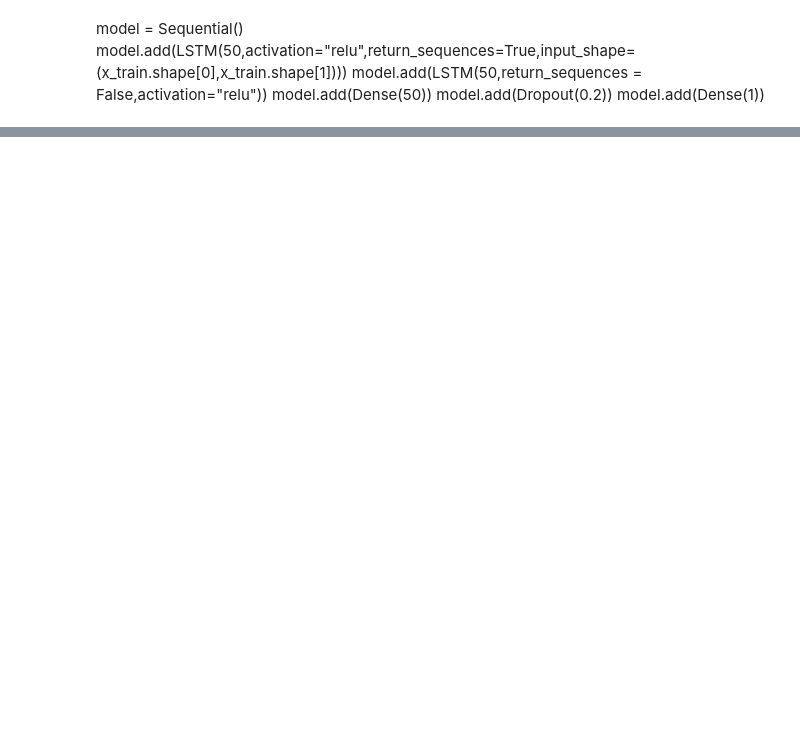
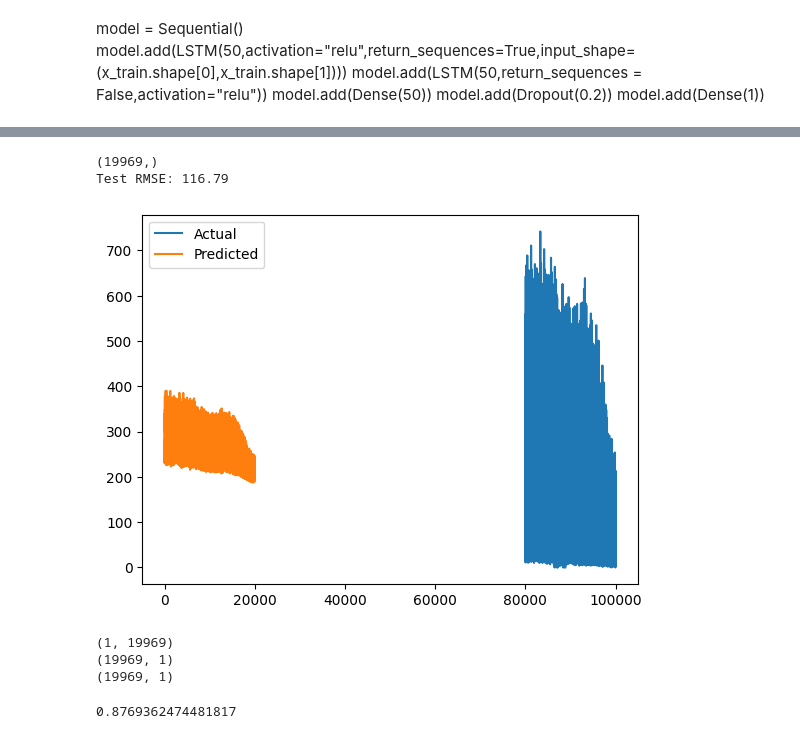
Before and after one commit to fredrikkortet/mt-hh, a Jupyter notebook: LSTM.ipynb, the cells around one changed output, grey strips where cells are left out. Drawn from its saved outputs; the diff is of its cells as text; code cells hidden in the pictures; blank space fills up the shorter version.

```diff
--- a/LSTM.ipynb
+++ b/LSTM.ipynb
@@ -211,0 +346,5 @@ mse
+# %%
+# Make predictions on the test data
+predictions = model.predict(testX)
+predictions = np.concatenate((predictions, testY.reshape(-1,1)), axis=1)
+predictions = scaler.inverse_transform(predictions)
@@ -211,0 +355,27 @@ mse
+# %%
+# Calculate root mean squared error
+print(data[data.shape[0]-len(predictions):]["Flow"].shape)
+rmse = np.sqrt(mean_squared_error(data[data.shape[0]-len(predictions):]["Flow"], predictions[:,0]))
+print('Test RMSE: %.2f' % rmse)
+
+# Plot the predictions and actual values
+plt.plot(data[data.shape[0]-len(predictions):]["Flow"], label='Actual')
+plt.plot(predictions[:, 0], label='Predicted')
+plt.legend()
+plt.show()
+# %% [output]
+(19969,)
+Test RMSE: 116.79
+[figure, added]
+# %%
+testYshape=testY.reshape(19969,1)
+print(testY.shape)
+print(testYshape.shape)
+print(testPredict.shape)
+r2s = metrics.r2_score(y_true=testYshape,y_pred=testPredict)
+r2s
+# %% [output]
+(1, 19969)
+(19969, 1)
+(19969, 1)
+0.8769362474481817
```
Also changed, not shown: parts of 25 cells of this notebook, 1 other file.
